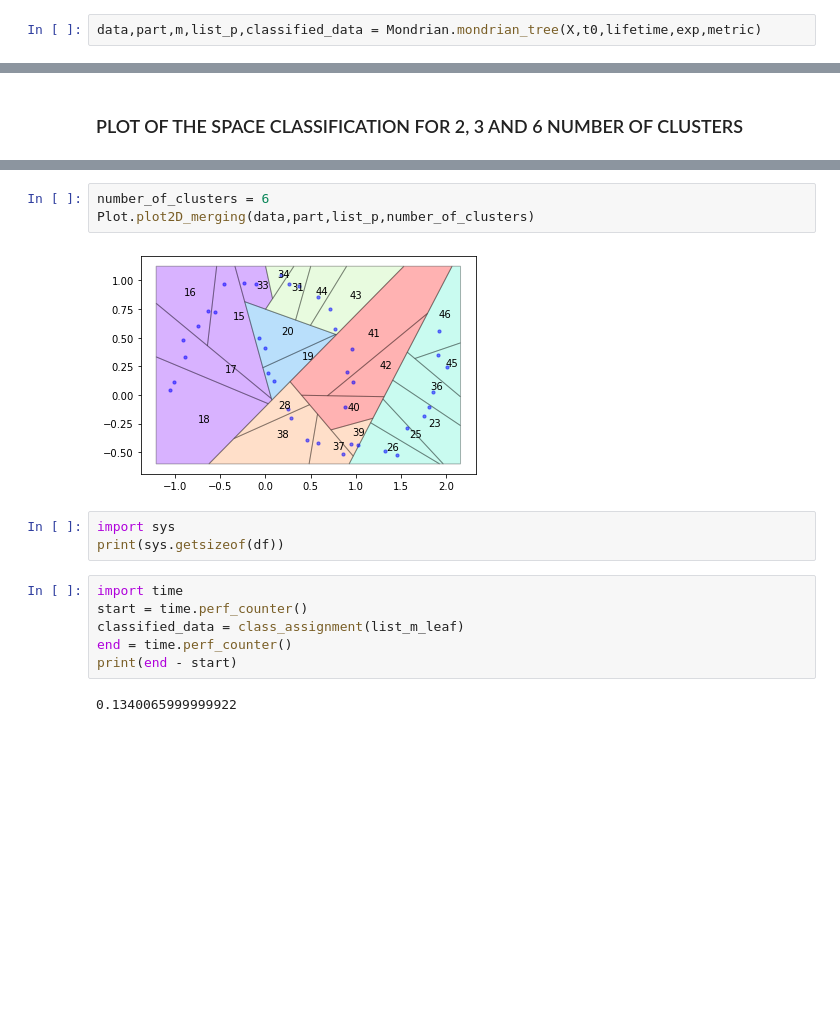
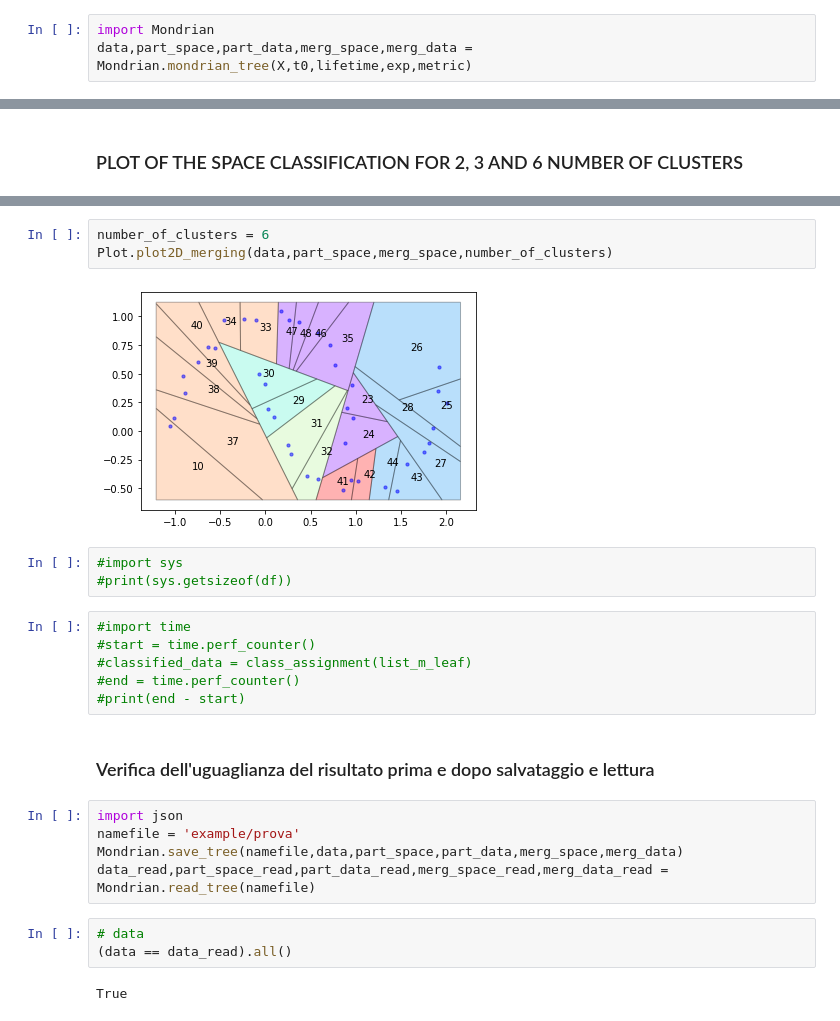
Before and after one commit to SilviaMariaMacri/Unsupervised-Mondrian-Forest, a Jupyter notebook: example/moons2D.ipynb, the cells around one changed output, grey strips where cells are left out. Drawn from its saved outputs; the diff is of its cells as text; blank space fills up the shorter version.

```diff
--- a/example/moons2D.ipynb
+++ b/example/moons2D.ipynb
@@ -90,6 +84,7 @@ lifetime = 10
 exp = 5
 metric = 'min_corr'  # 'variance','centroid_diff','centroid_ratio','min'
 # %%
-data,part,m,list_p,classified_data = Mondrian.mondrian_tree(X,t0,lifetime,exp,metric)
+import Mondrian
+data,part_space,part_data,merg_space,merg_data = Mondrian.mondrian_tree(X,t0,lifetime,exp,metric)
 # %% [output]
 PARTITIONING:
@@ -228,16 +208,26 @@ Plot.plot2D_merging(data,part,list_p,number_of_clusters)
 # %%
 number_of_clusters = 6
-Plot.plot2D_merging(data,part,list_p,number_of_clusters)
+Plot.plot2D_merging(data,part_space,merg_space,number_of_clusters)
 # %% [output]
-[figure, old version]
+[figure, new version]
 # %%
-import sys
-print(sys.getsizeof(df))
+#import sys
+#print(sys.getsizeof(df))
 # %%
-import time
-start = time.perf_counter()
-classified_data = class_assignment(list_m_leaf)
-end = time.perf_counter()
-print(end - start)
+#import time
+#start = time.perf_counter()
+#classified_data = class_assignment(list_m_leaf)
+#end = time.perf_counter()
+#print(end - start)
-# %% [output]
-0.1340065999999922
+# %% [markdown]
+### Verifica dell'uguaglianza del risultato prima e dopo salvataggio e lettura
+# %%
+import json
+namefile = 'example/prova'
+Mondrian.save_tree(namefile,data,part_space,part_data,merg_space,merg_data)
+data_read,part_space_read,part_data_read,merg_space_read,merg_data_read = Mondrian.read_tree(namefile)
+# %%
+# data
+(data == data_read).all()
+# %% [output]
+True
```
Also changed, not shown: parts of 26 cells of this notebook, 9 other files.
